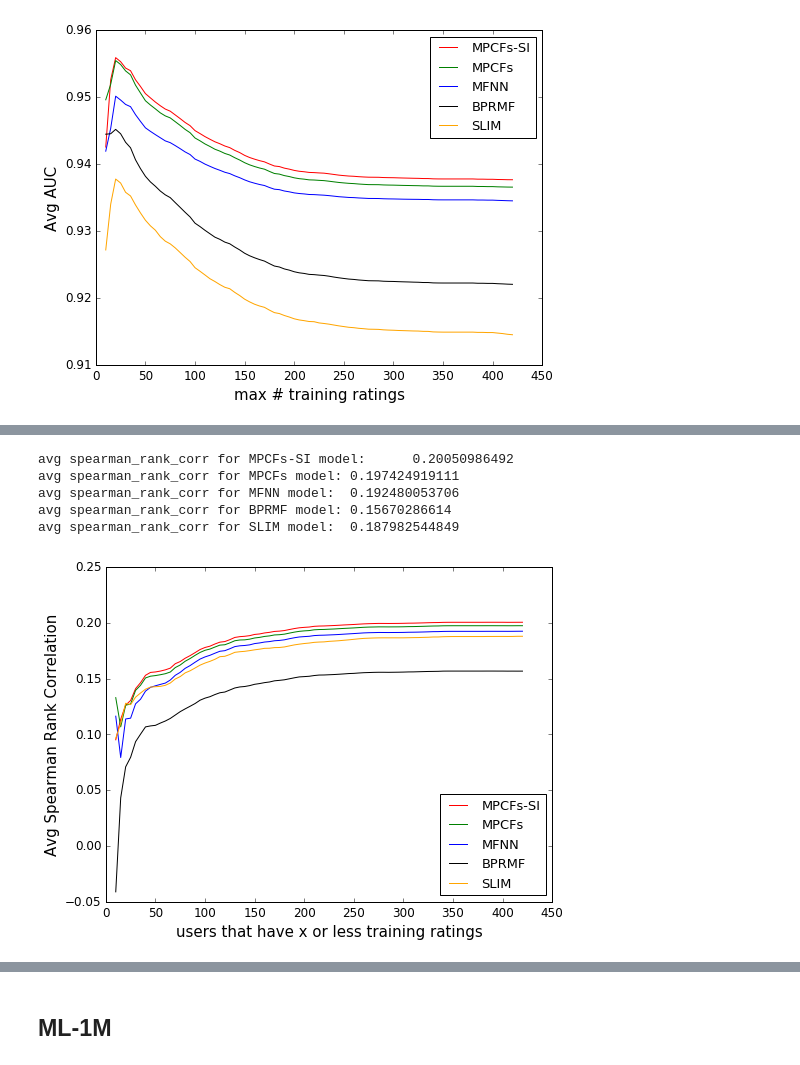
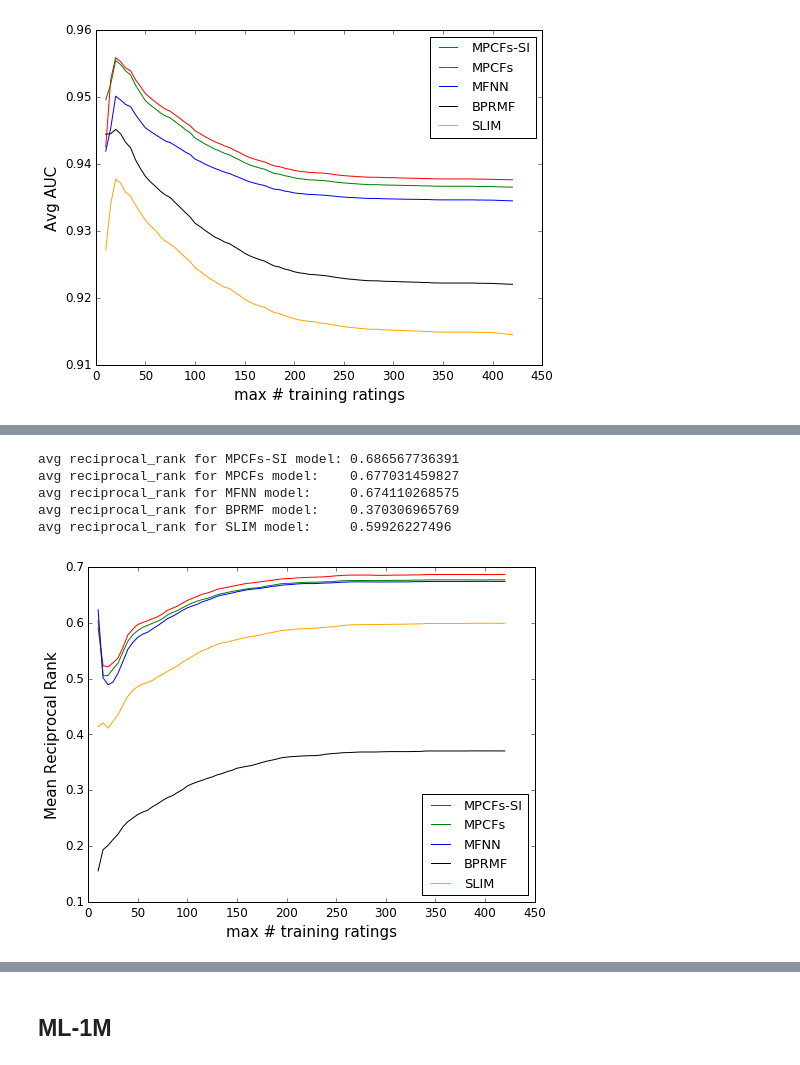
Before and after one commit to marcuniq/bsc-thesis, a Jupyter notebook: code/ipynb/figures for thesis.ipynb, the cells around one changed output, grey strips where cells are left out. Drawn from its saved outputs; the diff is of its cells as text; code cells hidden in the pictures.

```diff
--- a/code/ipynb/figures for thesis.ipynb
+++ b/code/ipynb/figures for thesis.ipynb
@@ -153,7 +179,19 @@ cv_paths = [
 for cv in cv_paths:
     metrics = metrics.append(pd.read_csv(cv))
 
-mfnn_metrics = metrics #metrics.groupby('user_id').mean()
+mfnn_metrics = metrics
+
+metrics = pd.read_csv('../metrics/mfnn/2016-07-06_00.04.50_mfnn_ml-100k_e20_tt-0.7_task-13_movie-metrics.csv')
+cv_paths = [
+'../metrics/mfnn/2016-07-06_15.38.20_mfnn_ml-100k_e20_tt-0.7_train-2_movie-metrics.csv',
+'../metrics/mfnn/2016-07-06_15.40.55_mfnn_ml-100k_e20_tt-0.7_train-3_movie-metrics.csv',
+'../metrics/mfnn/2016-07-06_15.40.31_mfnn_ml-100k_e20_tt-0.7_train-4_movie-metrics.csv',
+'../metrics/mfnn/2016-07-06_15.42.05_mfnn_ml-100k_e20_tt-0.7_train-5_movie-metrics.csv',
+]
+for cv in cv_paths:
+    metrics = metrics.append(pd.read_csv(cv))
+
+mfnn_movie_metrics = metrics
 # %%
 metrics = pd.read_csv('../metrics/bprmf/2016-05-27_16.15.55_bprmf_ml-100k_e20_tt-0.7_task-20_user-metrics.csv')
 cv_paths = [
@@ -165,7 +203,19 @@ cv_paths = [
 for cv in cv_paths:
     metrics = metrics.append(pd.read_csv(cv))
 
-bprmf_metrics = metrics #metrics.groupby('user_id').mean()
+bprmf_metrics = metrics
+
+metrics = pd.read_csv('../metrics/bprmf/2016-05-27_16.15.55_bprmf_ml-100k_e20_tt-0.7_task-20_movie-metrics.csv')
+cv_paths = [
+'../metrics/bprmf/2016-06-22_14.36.02_bprmf_ml-100k_e20_tt-0.7_train-2_task-0_movie-metrics.csv',
+'../metrics/bprmf/2016-06-22_14.36.46_bprmf_ml-100k_e20_tt-0.7_train-3_task-0_movie-metrics.csv',
+'../metrics/bprmf/2016-06-22_14.37.19_bprmf_ml-100k_e20_tt-0.7_train-4_task-0_movie-metrics.csv',
+'../metrics/bprmf/2016-06-22_14.38.46_bprmf_ml-100k_e20_tt-0.7_train-5_task-0_movie-metrics.csv',
+]
+for cv in cv_paths:
+    metrics = metrics.append(pd.read_csv(cv))
+
+bprmf_movie_metrics = metrics
 # %%
 metrics = pd.read_csv('../metrics/slim/2016-05-31_15.17.43_slim_ml-100k_e5_tt-0.7_task-16_user-metrics.csv')
 cv_paths = [
@@ -213,19 +336,21 @@ avg auc for SLIM model: 0.914456027015
 # %%
 step=5
 loc='lower right'
 cum=True
-fig = plot_metric(mpcf_si_metrics, 'spearman_rank_corr', step=step,cumulative=cum,
+fig = plot_metric(mpcf_si_metrics, 'reciprocal_rank', step=step,cumulative=cum,
                   mlabel='MPCFs-SI',
-                  xlabel='users that have x or less training ratings',
-                  ylabel='Avg Spearman Rank Correlation', loc=loc)
-fig = plot_metric(mpcf_metrics, 'spearman_rank_corr', step=step,cumulative=cum, mlabel='MPCFs', fig=fig, color='g',loc=loc)
-fig = plot_metric(mfnn_metrics, 'spearman_rank_corr', step=step,cumulative=cum, mlabel='MFNN', fig=fig, color='b',loc=loc)
-fig = plot_metric(bprmf_metrics, 'spearman_rank_corr', step=step,cumulative=cum, mlabel='BPRMF', fig=fig, color='black',loc=loc)
-fig = plot_metric(slim_metrics, 'spearman_rank_corr', step=step,cumulative=cum, mlabel='SLIM', fig=fig, color='orange',loc=loc)
+                  xlabel='max # training ratings',
+                  ylabel='Mean Reciprocal Rank', loc=loc)
+fig = plot_metric(mpcf_metrics, 'reciprocal_rank', step=step,cumulative=cum, mlabel='MPCFs', fig=fig, color='g', loc=loc)
+fig = plot_metric(mfnn_metrics, 'reciprocal_rank', step=step,cumulative=cum, mlabel='MFNN', fig=fig, color='b', loc=loc)
+fig = plot_metric(bprmf_metrics, 'reciprocal_rank', step=step,cumulative=cum, mlabel='BPRMF', fig=fig, color='black', loc=loc)
+fig = plot_metric(slim_metrics, 'reciprocal_rank', step=step,cumulative=cum, mlabel='SLIM', fig=fig, color='orange', loc=loc)
+mrr_fig = fig
+plt.savefig('../../thesis/section-chapter2/figures/ml-100k_comparison_mrr.pdf')
 # %% [output]
-avg spearman_rank_corr for MPCFs-SI model:      0.20050986492
-avg spearman_rank_corr for MPCFs model: 0.197424919111
-avg spearman_rank_corr for MFNN model:  0.192480053706
-avg spearman_rank_corr for BPRMF model: 0.15670286614
-avg spearman_rank_corr for SLIM model:  0.187982544849
+avg reciprocal_rank for MPCFs-SI model: 0.686567736391
+avg reciprocal_rank for MPCFs model:    0.677031459827
+avg reciprocal_rank for MFNN model:     0.674110268575
+avg reciprocal_rank for BPRMF model:    0.370306965769
+avg reciprocal_rank for SLIM model:     0.59926227496
-[figure, old version]
+[figure, new version]
```
Also changed, not shown: parts of 31 cells of this notebook, 33 other files.
